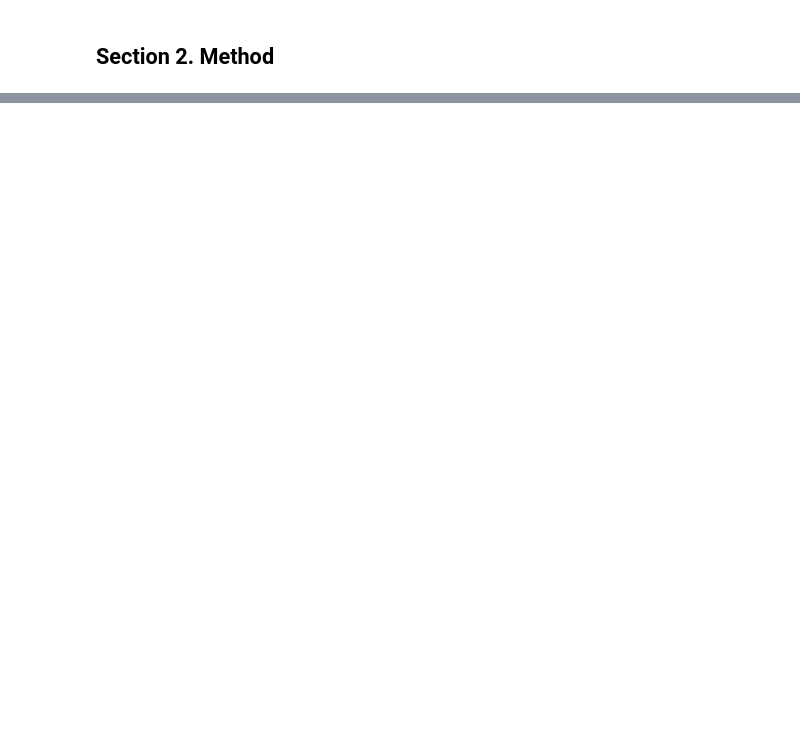
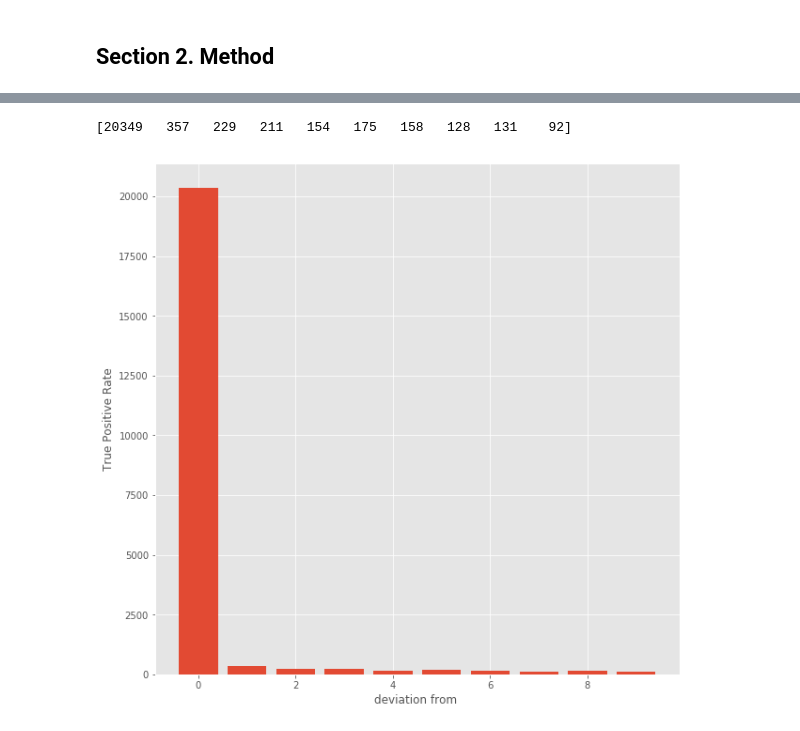
Before and after one commit to dukeprashanth/BCNN_cancer_detection, a Jupyter notebook: BCNN_histopathological_image_classification.ipynb, the cells around one changed output, grey strips where cells are left out. Cells and saved outputs as stored; diff of their text form; code cells hidden in the pictures; blank space fills up the shorter version.

```diff
--- a/BCNN_histopathological_image_classification.ipynb
+++ b/BCNN_histopathological_image_classification.ipynb
@@ -127,0 +507,16 @@ import utils.BBBlayers
+# %%
+uncertainty = 1 - 2 * abs(prediction_ratios - 0.5)
+
+hist, bin_edges = np.histogram(uncertainty, bins = 10)
+
+# we check the number of samples in each bin
+print(hist)
+
+fig, ax = plt.subplots(figsize=(10,10))
+ax.bar(range(10), hist)
+plt.xlabel('deviation from ')
+plt.ylabel('True Positive Rate')
+plt.show()
+# %% [output]
+[20349   357   229   211   154   175   158   128   131    92]
+[figure, added]
```
Also changed, not shown: parts of 43 cells of this notebook.
